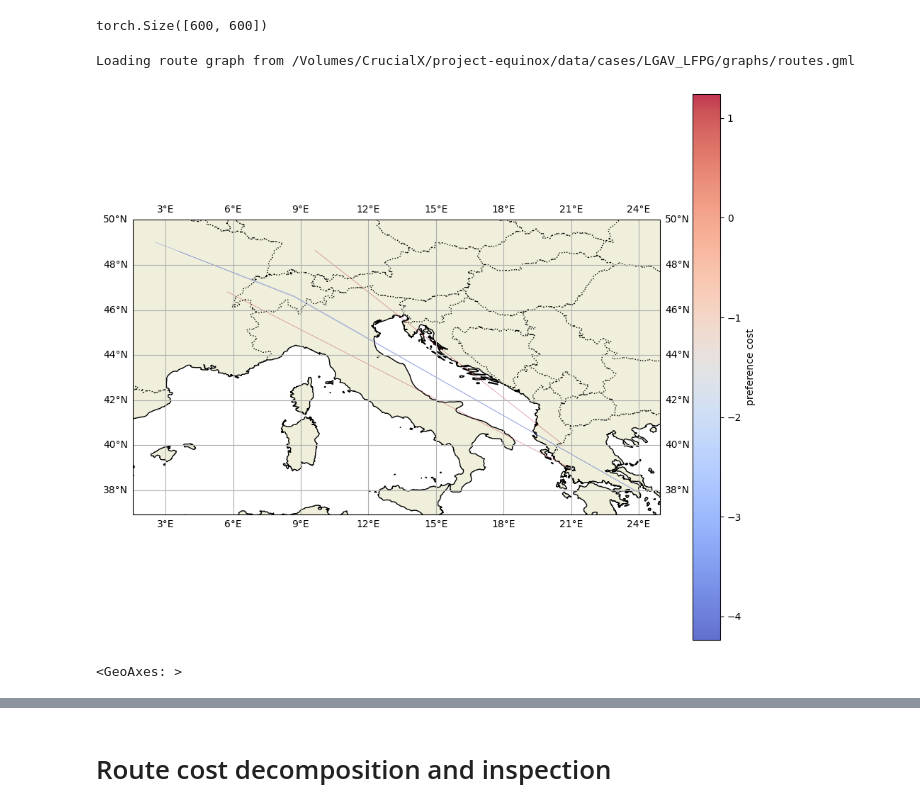
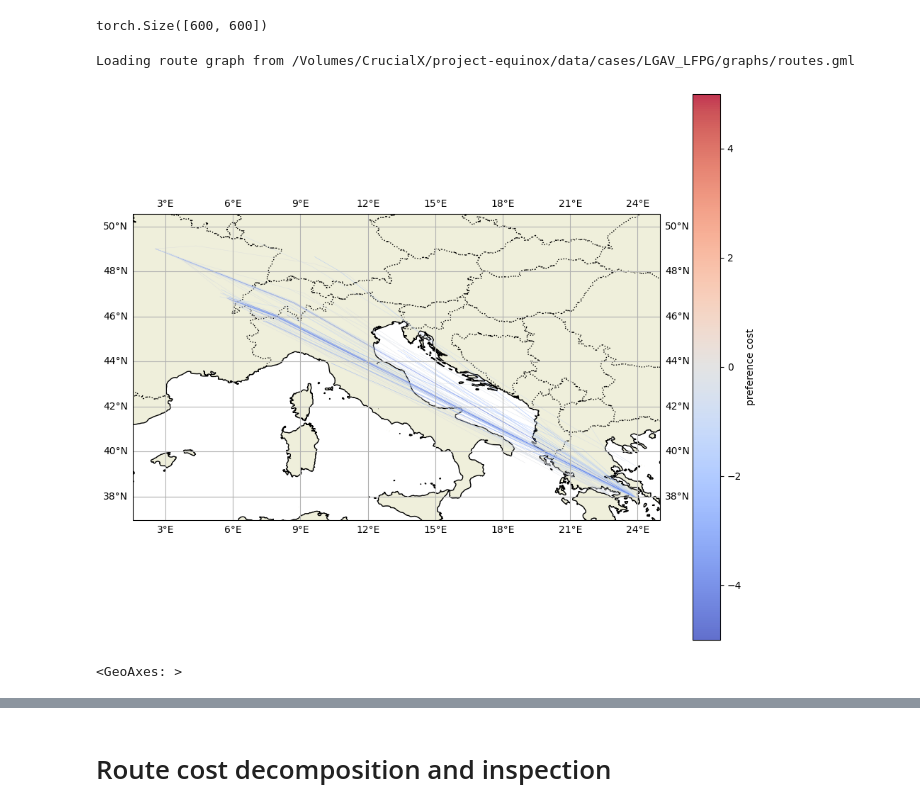
Before and after one commit to thinhhoang95/project-equinox, a Jupyter notebook: src/equinox/posttrain/checkpoint_interpret.ipynb, the cells around one changed output, grey strips where cells are left out. Cells and saved outputs as stored; diff of their text form; code cells hidden in the pictures.

```diff
--- a/src/equinox/posttrain/checkpoint_interpret.ipynb
+++ b/src/equinox/posttrain/checkpoint_interpret.ipynb
@@ -82,34 +82,35 @@ from equinox.posttrain import load_checkpoint_edge_preferences, plot_edge_prefer
 from pathlib import Path
 
 def get_gml_path(batch_sgd_results_dir_path: str) -> str:
     """
     Recursively searches for a .gml file in the specified directory.
     Returns the absolute path to the .gml file.
     """
     directory = Path(batch_sgd_results_dir_path)
 
     # rglob("*.gml") searches recursively for all files ending in .gml
     # We use next() to get the first result since only one is guaranteed.
     try:
         gml_file = next(directory.rglob("*.gml"))
         return str(gml_file.absolute())
     except StopIteration:
         raise FileNotFoundError(f"No .gml file found in {batch_sgd_results_dir_path}")
 
 gml_path = get_gml_path(case_dir)
 print(f'Loading route graph from {gml_path}')
 
 payload = load_checkpoint_edge_preferences(latest_checkpoint_filename, gml_path)
 plot_edge_preferences_cartopy(
     payload["graph"],
     edge_preferences=payload["edge_preferences"],
     cmap="coolwarm",
     linewidth=0.3,
     alpha=0.8,
-    percentile=0.001,
-    percentile_mode="contrast" # upper = more preferred, lower = less preferred, contrast = half lowest, half highest
+    percentile=0.05,
+    percentile_mode="upper", # upper = more preferred, lower = less preferred, contrast = half lowest, half highest
+    preference_color_range=(-5,5)
 )
 # %% [output]
 Loading route graph from /Volumes/CrucialX/project-equinox/data/cases/LGAV_LFPG/graphs/routes.gml
-[figure, old version]
+[figure, new version]
 <GeoAxes: >
```
Also changed, not shown: parts of 2 cells of this notebook, 5 other files.
